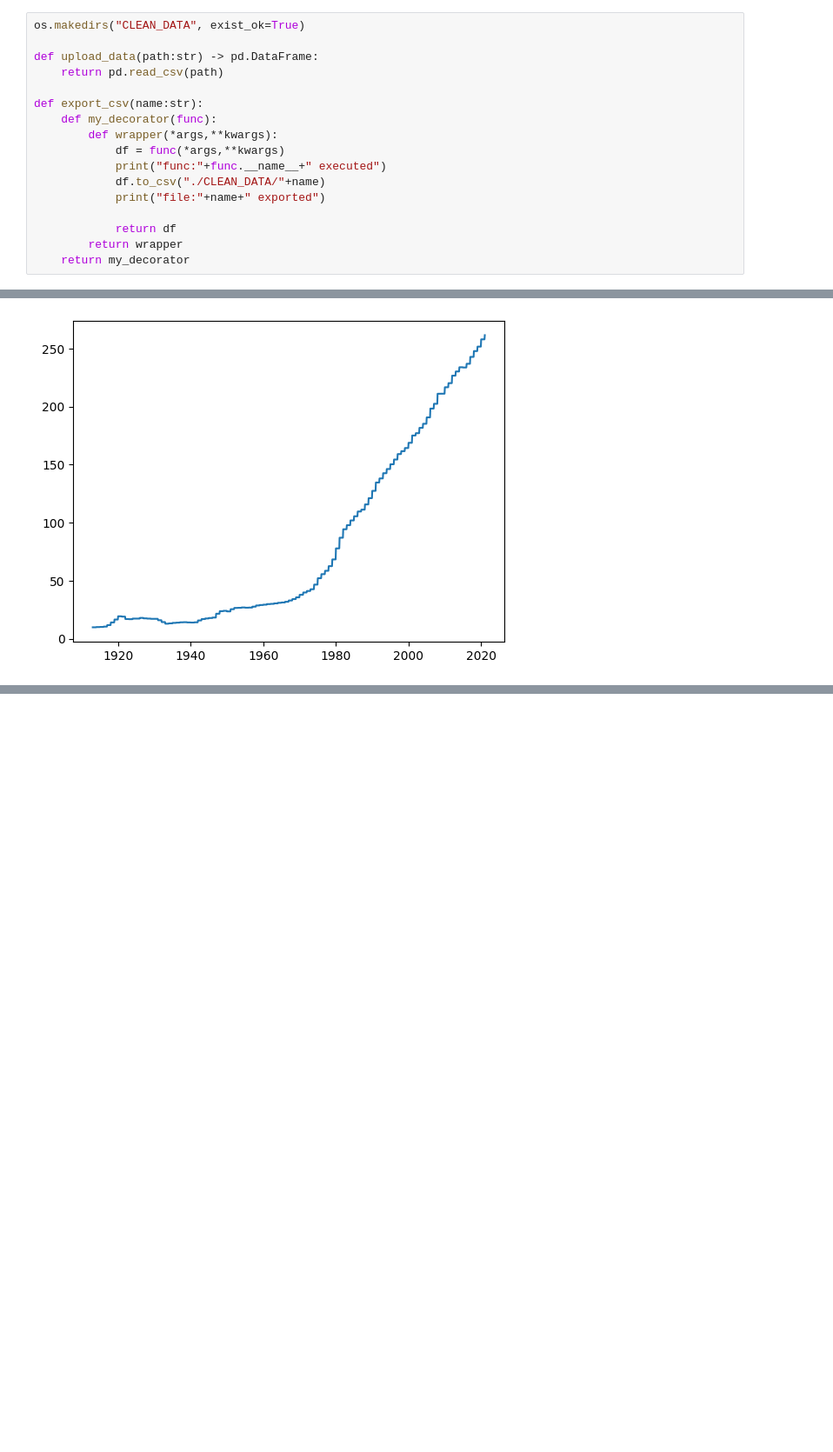
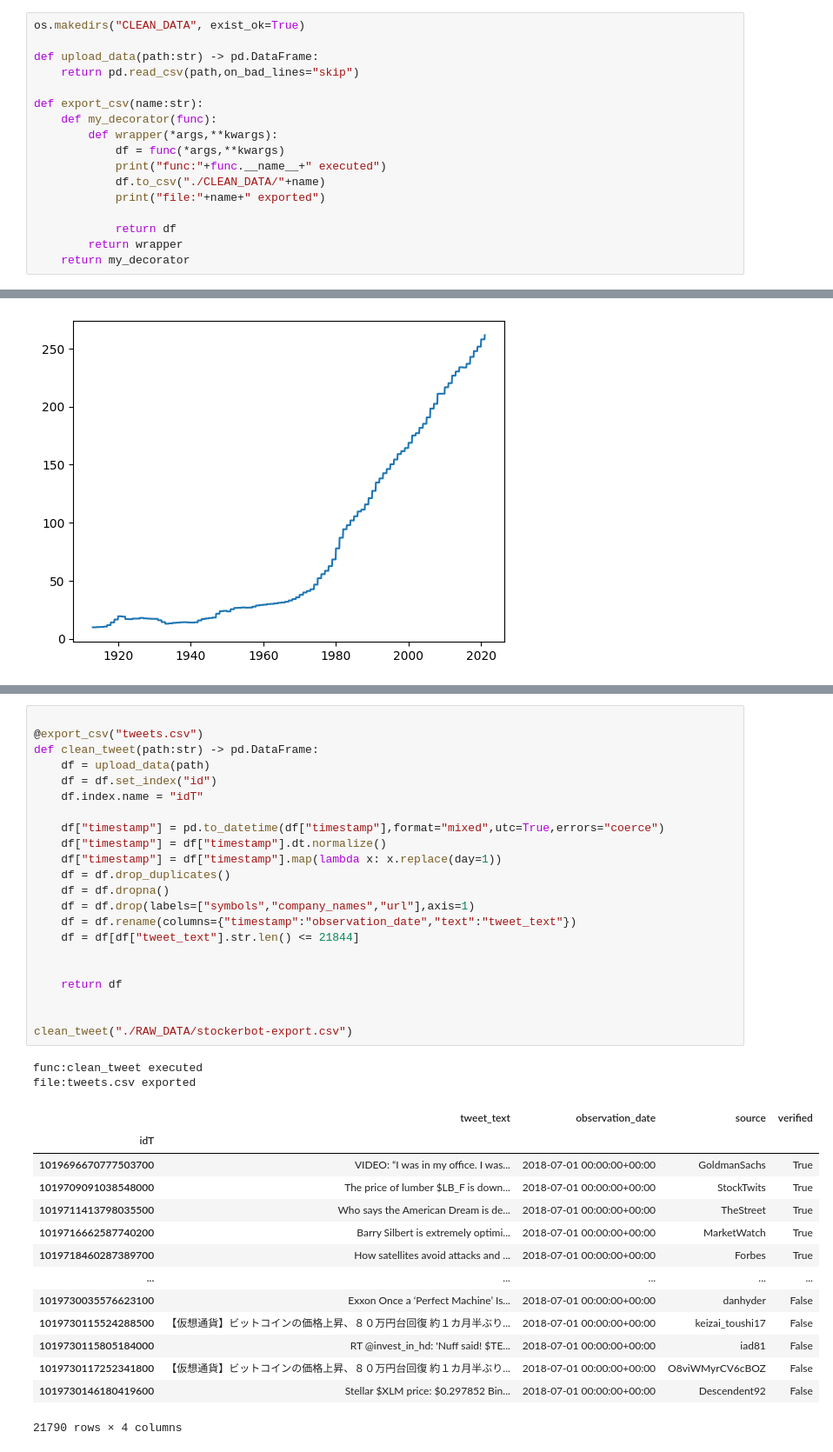
Before and after one commit to gcolpari/STOCKMARKET_PREDICTION-, a Jupyter notebook: cleaning.ipynb, the cells around one changed output, grey strips where cells are left out. Shown at 87% size. Drawn from its saved outputs; the diff is of its cells as text; blank space fills up the shorter version.

Commit message:
Update: cleaning
Je rajoute la pipeline utilisée pour le nettoyage de données des tweets

```diff
--- a/cleaning.ipynb
+++ b/cleaning.ipynb
@@ -7,7 +7,7 @@ import os
 os.makedirs("CLEAN_DATA", exist_ok=True)
 
 def upload_data(path:str) -> pd.DataFrame:
-    return pd.read_csv(path)
+    return pd.read_csv(path,on_bad_lines="skip")
 
 def export_csv(name:str):
     def my_decorator(func):
@@ -247,0 +250,39 @@ plt.show()
+# %%
+
+@export_csv("tweets.csv")
+def clean_tweet(path:str) -> pd.DataFrame:
+    df = upload_data(path)
+    df = df.set_index("id")
+    df.index.name = "idT"
+
+    df["timestamp"] = pd.to_datetime(df["timestamp"],format="mixed",utc=True,errors="coerce")
+    df["timestamp"] = df["timestamp"].dt.normalize()
+    df["timestamp"] = df["timestamp"].map(lambda x: x.replace(day=1))
+    df = df.drop_duplicates()
+    df = df.dropna()
+    df = df.drop(labels=["symbols","company_names","url"],axis=1)
+    df = df.rename(columns={"timestamp":"observation_date","text":"tweet_text"})
+    df = df[df["tweet_text"].str.len() <= 21844]
+
+
+    return df
+
+
+clean_tweet("./RAW_DATA/stockerbot-export.csv")
+# %% [output]
+func:clean_tweet executed
+file:tweets.csv exported
+|  | tweet_text | observation_date | source | verified |
+| idT |  |  |  |  |
+| 1019696670777503700 | VIDEO: “I was in my office. I was... | 2018-07-01 00:00:00+00:00 | GoldmanSachs | True |
+| 1019709091038548000 | The price of lumber $LB_F is down... | 2018-07-01 00:00:00+00:00 | StockTwits | True |
+| 1019711413798035500 | Who says the American Dream is de... | 2018-07-01 00:00:00+00:00 | TheStreet | True |
+| 1019716662587740200 | Barry Silbert is extremely optimi... | 2018-07-01 00:00:00+00:00 | MarketWatch | True |
+| 1019718460287389700 | How satellites avoid attacks and ... | 2018-07-01 00:00:00+00:00 | Forbes | True |
+| ... | ... | ... | ... | ... |
+| 1019730035576623100 | Exxon Once a ‘Perfect Machine’ Is... | 2018-07-01 00:00:00+00:00 | danhyder | False |
+| 1019730115524288500 | 【仮想通貨】ビットコインの価格上昇、８０万円台回復 約１カ月半ぶり... | 2018-07-01 00:00:00+00:00 | keizai_toushi17 | False |
+| 1019730115805184000 | RT @invest_in_hd: 'Nuff said! $TE... | 2018-07-01 00:00:00+00:00 | iad81 | False |
+| 1019730117252341800 | 【仮想通貨】ビットコインの価格上昇、８０万円台回復 約１カ月半ぶり... | 2018-07-01 00:00:00+00:00 | O8viWMyrCV6cBOZ | False |
+| 1019730146180419600 | Stellar $XLM price: $0.297852 Bin... | 2018-07-01 00:00:00+00:00 | Descendent92 | False |
+21790 rows × 4 columns
```
Also changed, not shown: parts of 1 cell of this notebook.
